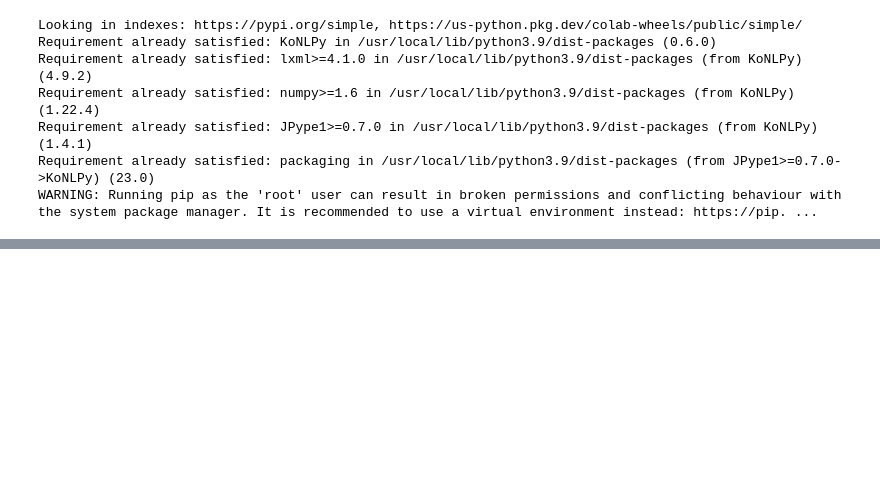
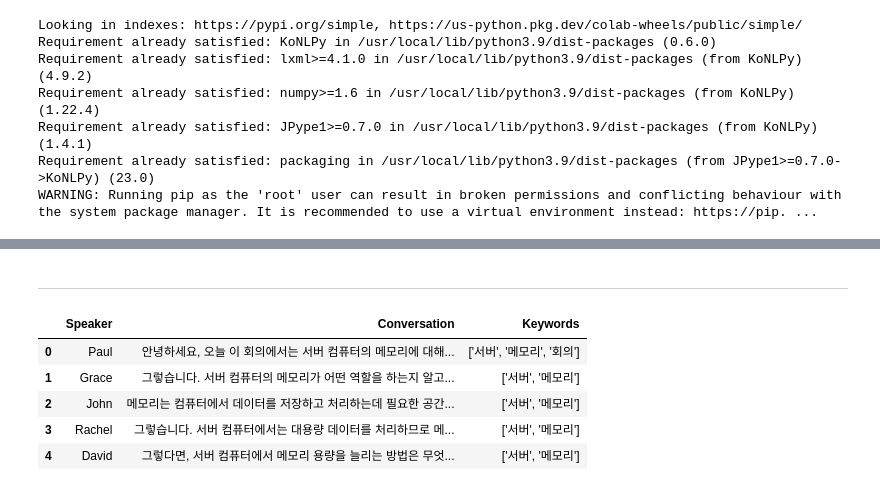
Before and after one commit to yoojinlee-hub/Applications_for_various_situations, a Jupyter notebook: TheMinutesforMeetings.ipynb, the cells around one changed output, grey strips where cells are left out. Drawn from its saved outputs; the diff is of its cells as text; code cells hidden in the pictures; blank space fills up the shorter version.

```diff
--- a/TheMinutesforMeetings.ipynb
+++ b/TheMinutesforMeetings.ipynb
@@ -377,0 +336,4 @@ df.to_csv("output.csv", index=False)
+# %% [markdown]
+
+
+---
@@ -377,0 +345,11 @@ df.to_csv("output.csv", index=False)
+# %%
+import pandas as pd
+df = pd.read_csv("output.csv")
+df.head()
+# %% [output]
+|  | Speaker | Conversation | Keywords |
+| 0 | Paul | 안녕하세요, 오늘 이 회의에서는 서버 컴퓨터의 메모리에 대해... | ['서버', '메모리', '회의'] |
+| 1 | Grace | 그렇습니다. 서버 컴퓨터의 메모리가 어떤 역할을 하는지 알고... | ['서버', '메모리'] |
+| 2 | John | 메모리는 컴퓨터에서 데이터를 저장하고 처리하는데 필요한 공간... | ['서버', '메모리'] |
+| 3 | Rachel | 그렇습니다. 서버 컴퓨터에서는 대용량 데이터를 처리하므로 메... | ['서버', '메모리'] |
+| 4 | David | 그렇다면, 서버 컴퓨터에서 메모리 용량을 늘리는 방법은 무엇... | ['서버', '메모리'] |
```
Also changed, not shown: parts of 9 cells of this notebook.
